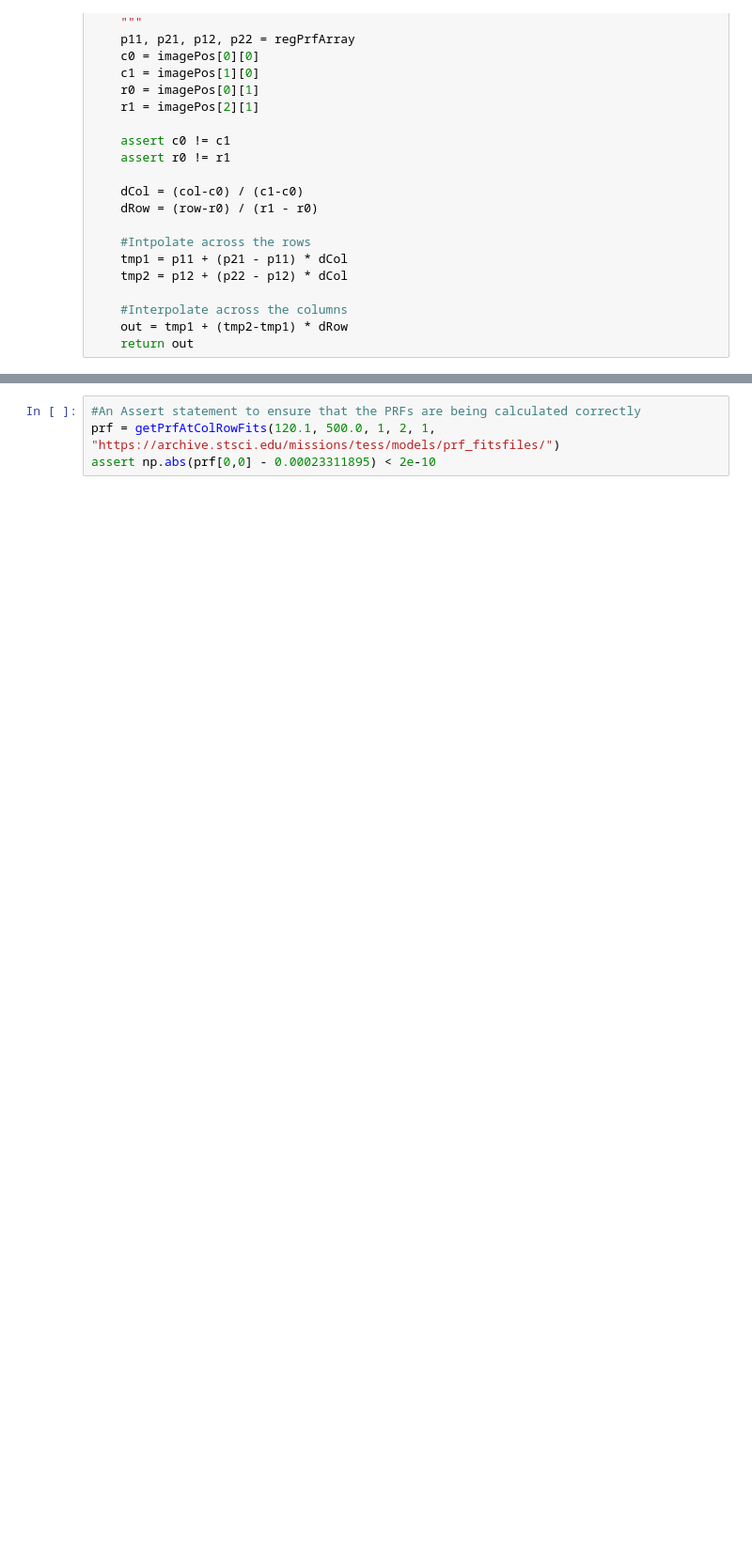
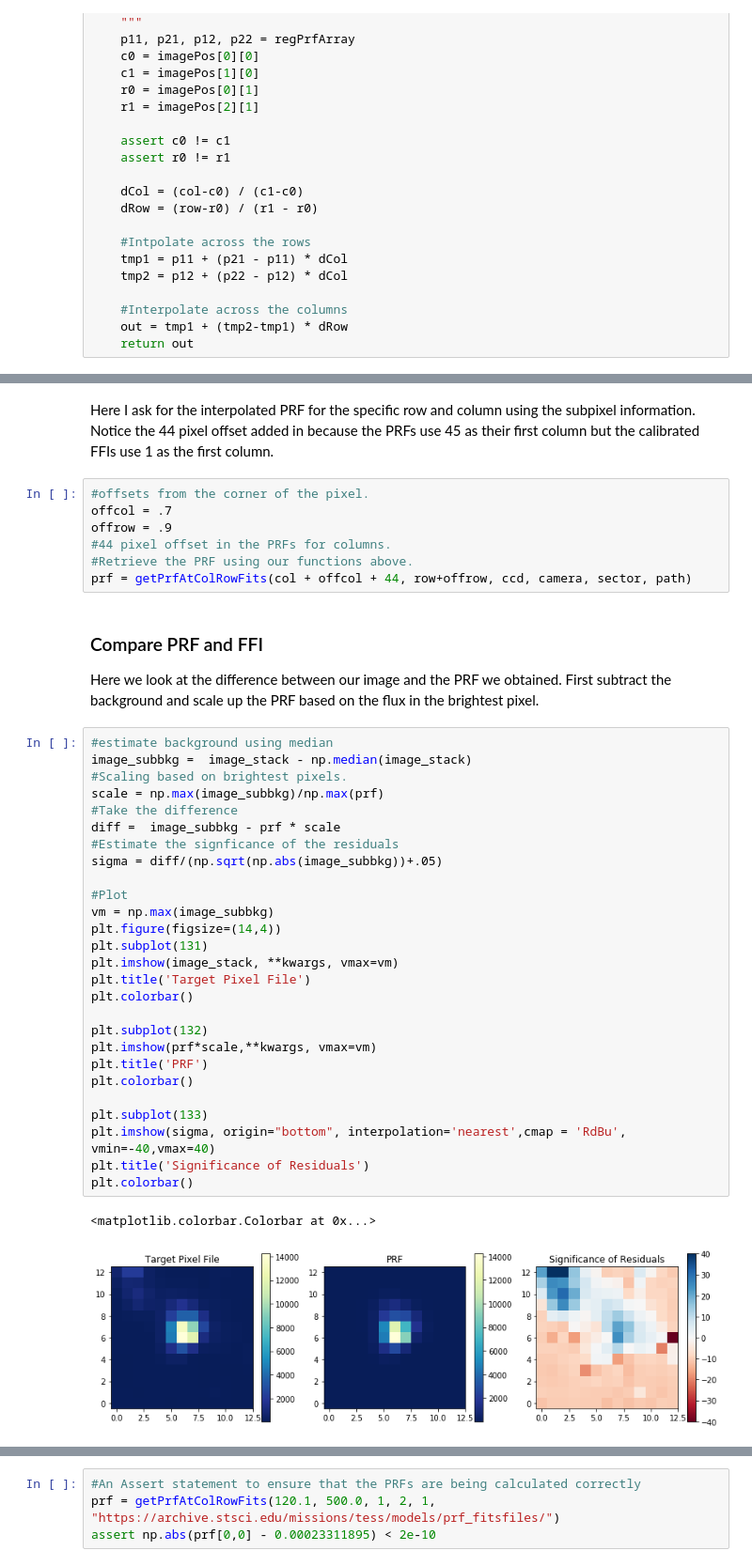
Before and after one commit to mustaric/susanTutorials, a Jupyter notebook: tessPrfRetrieval/tess_prf_retrieval.ipynb, the cells around one changed output, grey strips where cells are left out. Shown at 94% size. Saved outputs shown, nothing was run; the diff lists cells and outputs as text; blank space fills up the shorter version.

```diff
--- a/tessPrfRetrieval/tess_prf_retrieval.ipynb
+++ b/tessPrfRetrieval/tess_prf_retrieval.ipynb
@@ -255,0 +475,42 @@ plt.colorbar()
+# %% [markdown]
+Here I ask for the interpolated PRF for the specific row and column using the subpixel information. Notice the 44 pixel offset added in because the PRFs use 45 as their first column but the calibrated FFIs use 1 as the first column.
+# %%
+#offsets from the corner of the pixel.
+offcol = .7
+offrow = .9
+#44 pixel offset in the PRFs for columns.
+#Retrieve the PRF using our functions above.
+prf = getPrfAtColRowFits(col + offcol + 44, row+offrow, ccd, camera, sector, path)
+# %% [markdown]
+### Compare PRF and FFI
+Here we look at the difference between our image and the PRF we obtained. First subtract the background and scale up the PRF based on the flux in the brightest pixel.
+# %%
+#estimate background using median
+image_subbkg =  image_stack - np.median(image_stack)
+#Scaling based on brightest pixels.
+scale = np.max(image_subbkg)/np.max(prf)
+#Take the difference
+diff =  image_subbkg - prf * scale
+#Estimate the signficance of the residuals
+sigma = diff/(np.sqrt(np.abs(image_subbkg))+.05)
+
+#Plot
+vm = np.max(image_subbkg)
+plt.figure(figsize=(14,4))
+plt.subplot(131)
+plt.imshow(image_stack, **kwargs, vmax=vm)
+plt.title('Target Pixel File')
+plt.colorbar()
+
+plt.subplot(132)
+plt.imshow(prf*scale,**kwargs, vmax=vm)
+plt.title('PRF')
+plt.colorbar()
+
+plt.subplot(133)
+plt.imshow(sigma, origin="bottom", interpolation='nearest',cmap = 'RdBu', vmin=-40,vmax=40)
+plt.title('Significance of Residuals')
+plt.colorbar()
+# %% [output]
+<matplotlib.colorbar.Colorbar at 0x...>
+[figure, added]
```
Also changed, not shown: parts of 49 cells of this notebook.
